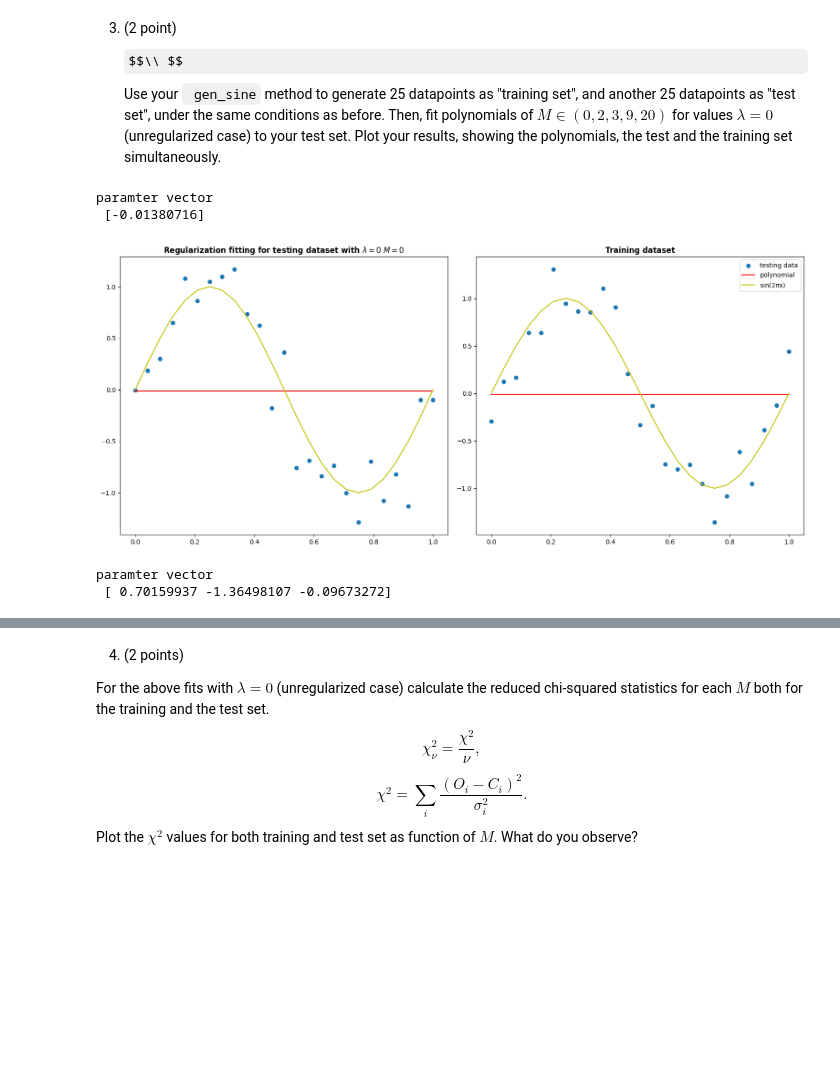
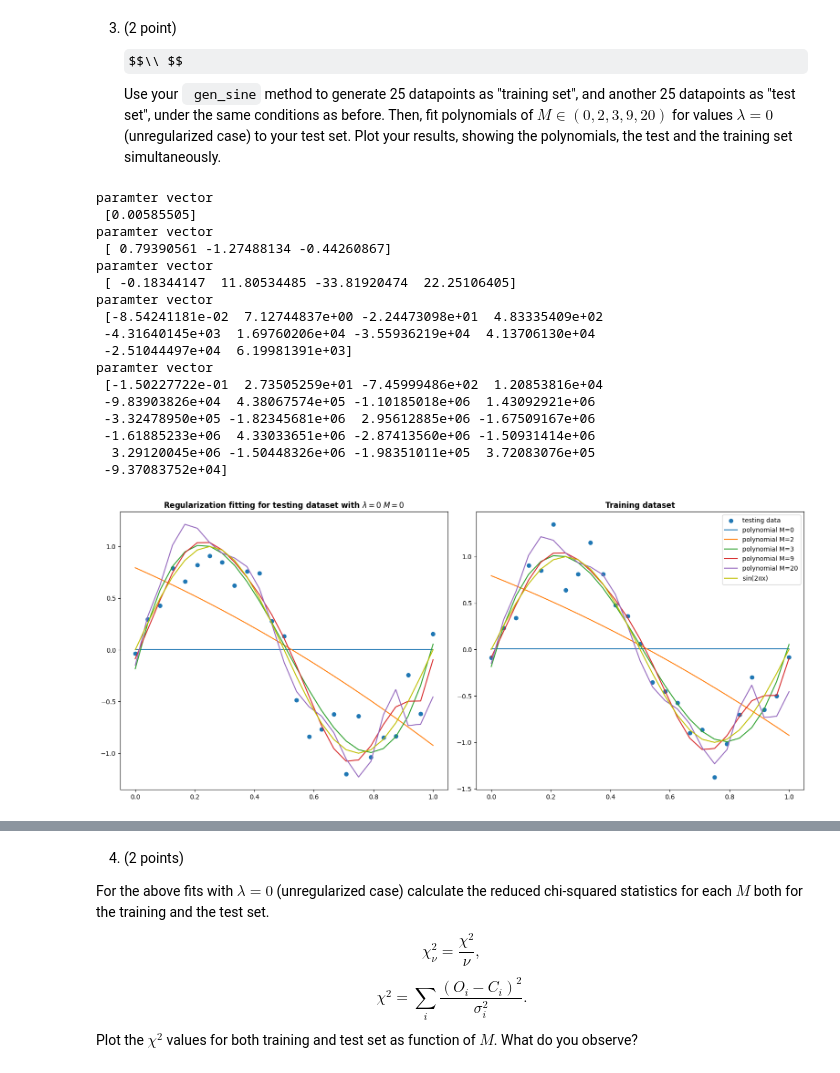
Before and after one commit to halipotezzz32/MachineLearning4Physics, a Jupyter notebook: Copy_of_ML4PhA_2024_Exercise_sheet_2.ipynb, the cells around one changed output, grey strips where cells are left out. Drawn from its saved outputs; the diff is of its cells as text; code cells hidden in the pictures; some formulas as TeX source; blank space fills up the shorter version.

````diff
--- a/Copy_of_ML4PhA_2024_Exercise_sheet_2.ipynb
+++ b/Copy_of_ML4PhA_2024_Exercise_sheet_2.ipynb
@@ -412,7 +412,7 @@ Minimizing the error function equals to find the certain parameter vector in ter
 w_{WL} =\left( \lambda \boldsymbol{I} +\boldsymbol{\Phi }^{T}\boldsymbol{\Phi }\right)^{-1}\boldsymbol{\Phi }^{T} t
 \end{equation*}
 # %%
-def fit_polynomial_reg(x,y,M,lambda_reg,):
+def fit_polynomial_reg(x,t,M,lambda_reg,):
   #YOUR CODE HERE
   """
   Fit a regularized M-th order polynomial to a dataset.
@@ -426,62 +426,86 @@ def fit_polynomial_reg(x,y,M,lambda_reg,):
   Returns:
       w (array): Maximum-likelihood parameter estimates.
   """
+  '''
   # Create the design matrix
   X = np.vander(x, M+1, increasing=True)
 
   # Compute maximum-likelihood parameter estimates
-  w = np.linalg.inv(X.T @ X + lambda_reg * np.eye(M+1)) @ X.T @ y
+  print('X.T.dot(X) + lambda_reg * np.eye(M+1)',(X.T.dot(X) + lambda_reg * np.eye(M+1)).shape)
+  print('X.T.dot(X)', X.T.dot(X).shape)
+  print(X.shape)
+  w = np.linalg.inv(X.T.dot(X) + lambda_reg * np.eye(M+1)).dot(X.T).dot(t)
+  '''
+  X = np.vstack([x**m for m in range(M+1)]).T
+  w = np.linalg.inv(X.T.dot(X) + lambda_reg * np.identity(M+1)).dot(X.T).dot(t)
+
   return w
 # %% [markdown]
 3. (2 point) $$\\ $$  Use your ``` gen_sine``` method to generate 25 datapoints as "training set", and another 25 datapoints as "test set", under the same conditions as before.  Then, fit polynomials of $M \in (0,2,3,9, 20)$ for values $\lambda = 0$ (unregularized case) to your test set. Plot your results, showing the polynomials, the test and the training set simultaneously.
 # %%
 #YOUR CODE HERE
 def polynomial_function(x, w):
     X = np.vander(x, len(w), increasing=True)
     return X @ w
 
 M_arr = np.array((0,2,3,9,20))
 lambda_reg = 0
-training_set_x, training_set_t = gen_sine(25)
-testing_set_x, testing_set_t = gen_sine(25)
+N = 25
+training_set_x, training_set_t = gen_sine(N)
+testing_set_x, testing_set_t = gen_sine(N)
 
   # testing set
+fig = plt.figure(figsize=(7.8,7))
+ax1 = fig.add_axes([0.045,0.08,0.92,0.87])
+ax2 = fig.add_axes([0.045+1,0.08,0.92,0.87])
+a1 = ax1.scatter(testing_set_x, testing_set_t,
+                  label = 'testing data')
+a2_1 = ax2.scatter(training_set_x, training_set_t,
+                  label = 'testing data')
+ax1.set_title('Regularization fitting for testing dataset with $\lambda={}\ M={}$'.format(lambda_reg,M),
+                fontweight ="bold")
+ax2.set_title('Training dataset' ,
+              fontweight ="bold")
 for M in M_arr:
 
   w = fit_polynomial_reg(training_set_x,training_set_t,M,lambda_reg,)
   print('paramter vector\n',w)
 
-  fig = plt.figure(figsize=(7.8,7))
-  ax1 = fig.add_axes([0.045,0.08,0.92,0.87])
-  a1 = ax1.scatter(testing_set_x, testing_set_t,
-                   label = 'testing data')
-
   fitting_value = polynomial_function(testing_set_x, w)
   a2 = ax1.plot(testing_set_x,fitting_value,
-                c= 'r',label = r'polynomial')
-  a3 = ax1.plot(testing_set_x,np.sin(2*np.pi*testing_set_x),
-                c= 'y',label = r'sin(2$\pi$x)')
-  ax1.set_title('Regularization fitting for testing dataset with $\lambda={}\ M={}$'.format(lambda_reg,M),
-                fontweight ="bold")
+                label = r'polynomia with M={}'.format(M))
+
+
 
   '''training dataset plot'''
-  ax2 = fig.add_axes([0.045+1,0.08,0.92,0.87])
-  a2_1 = ax2.scatter(training_set_x, training_set_t,
-                   label = 'testing data')
 
   fitting_value_training = polynomial_function(training_set_x, w)
   a2_2 = ax2.plot(training_set_x,fitting_value_training,
-                c= 'r',label = r'polynomial')
-  a2_3 = ax2.plot(training_set_x,np.sin(2*np.pi*testing_set_x),
-                c= 'y',label = r'sin(2$\pi$x)')
-  ax2.set_title('Training dataset' ,
-                fontweight ="bold")
+                  label = r'polynomial M={}'.format(M))
 
-  plt.legend()
-  plt.show()
+
+a3 = ax1.plot(testing_set_x,np.sin(2*np.pi*testing_set_x),
+              c= 'y',label = r'sin(2$\pi$x)')
+a2_3 = ax2.plot(training_set_x,np.sin(2*np.pi*training_set_x),
+              c= 'y',label = r'sin(2$\pi$x)')
+plt.legend()
+plt.show()
 # %% [output]
 paramter vector
- [-0.01380716]
+ [0.00585505]
+paramter vector
+ [ 0.79390561 -1.27488134 -0.44260867]
+paramter vector
+ [ -0.18344147  11.80534485 -33.81920474  22.25106405]
+paramter vector
+ [-8.54241181e-02  7.12744837e+00 -2.24473098e+01  4.83335409e+02
+ -4.31640145e+03  1.69760206e+04 -3.55936219e+04  4.13706130e+04
+ -2.51044497e+04  6.19981391e+03]
+paramter vector
+ [-1.50227722e-01  2.73505259e+01 -7.45999486e+02  1.20853816e+04
+ -9.83903826e+04  4.38067574e+05 -1.10185018e+06  1.43092921e+06
+ -3.32478950e+05 -1.82345681e+06  2.95612885e+06 -1.67509167e+06
+ -1.61885233e+06  4.33033651e+06 -2.87413560e+06 -1.50931414e+06
+  3.29120045e+06 -1.50448326e+06 -1.98351011e+05  3.72083076e+05
+ -9.37083752e+04]
-[figure, old version]
+[figure, new version]
-paramter vector
- [ 0.70159937 -1.36498107 -0.09673272]
````
Also changed, not shown: parts of 9 cells of this notebook.
